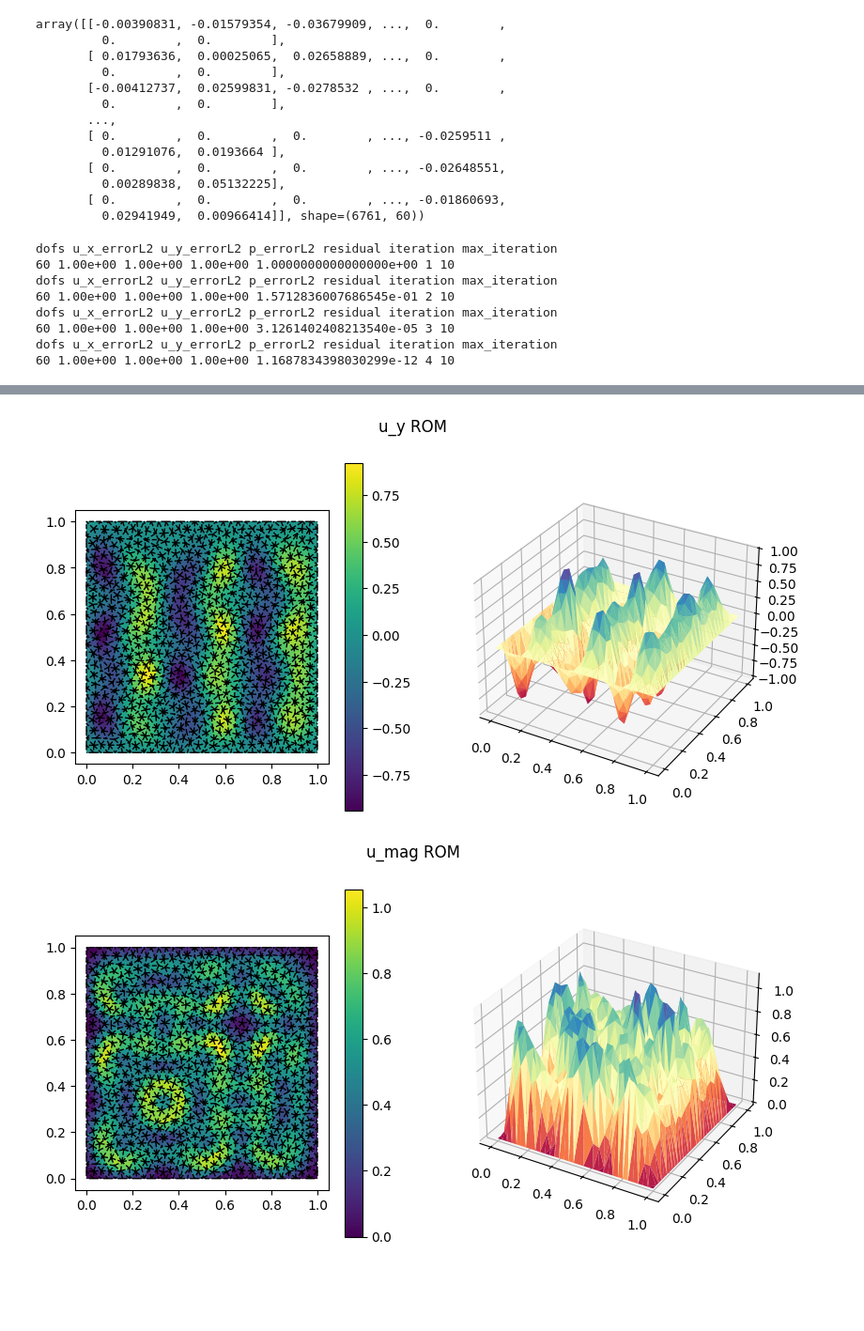
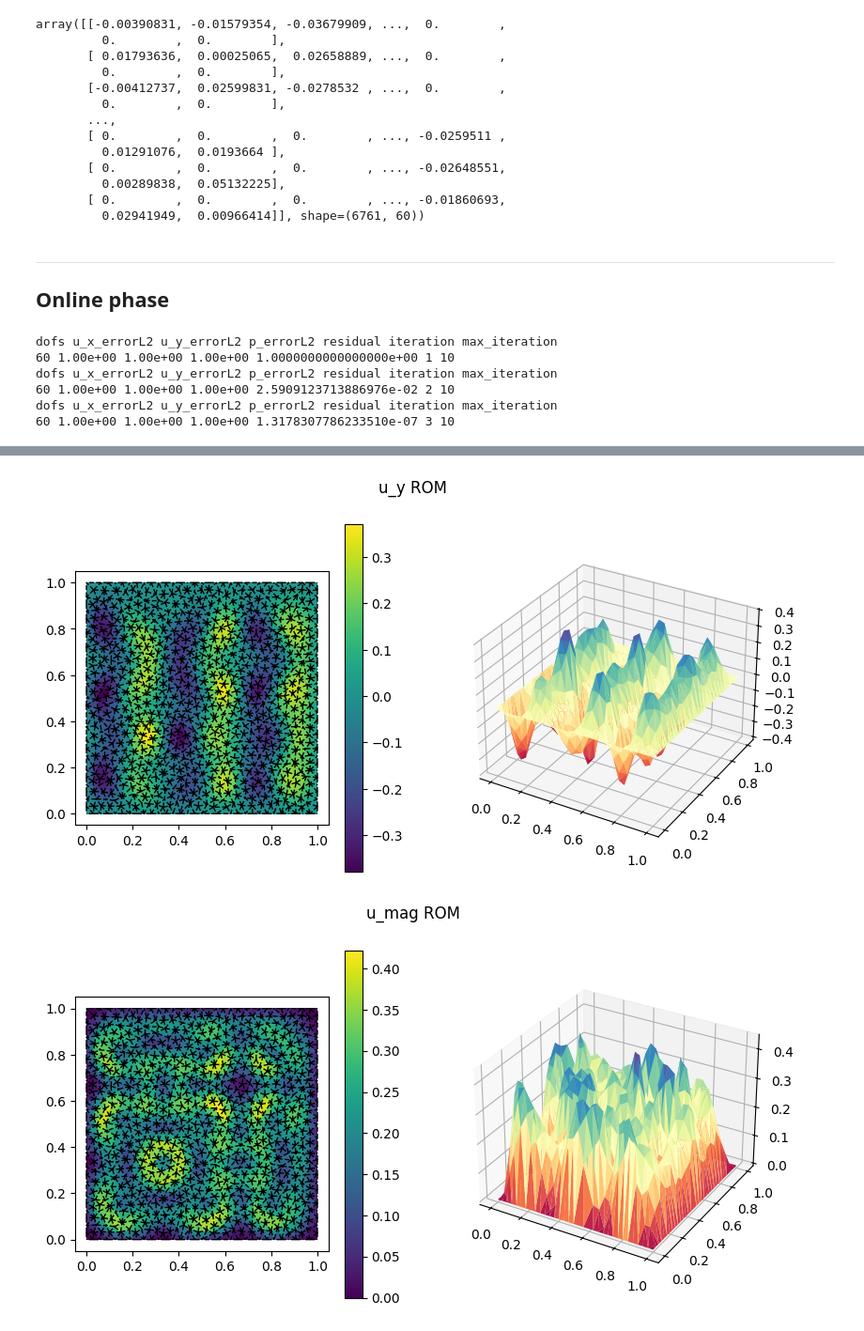
Before and after one commit to teddematteo/ModelOrderReductionProject, a Jupyter notebook: main.ipynb, the cells around one changed output, grey strips where cells are left out. Shown at 94% size. Cells and saved outputs as stored; diff of their text form; code cells hidden in the pictures; blank space fills up the shorter version.

```diff
--- a/main.ipynb
+++ b/main.ipynb
@@ -182,10 +185,13 @@ array([[-0.00390831, -0.01579354, -0.03679909, ...,  0.        ,
          0.00289838,  0.05132225],
        [ 0.        ,  0.        ,  0.        , ..., -0.01860693,
          0.02941949,  0.00966414]], shape=(6761, 60))
+# %% [markdown]
+---
+## Online phase
 # %%
 newton_tol = 1.0e-6
 max_iterations = 10
-test_mu0 = 0.2
+test_mu0 = 0.5
 test_mu1 = 3
 u_N_k, u_k = newton_solver_ROM(test_mu0,test_mu1,newton_tol,max_iterations,global_basis_function_matrix,
                                 geometry_utilities, vtk_utilities, mesh, mesh_geometric_data, tot_dofs, export_solution_path,
@@ -195,8 +201,6 @@ u_N_k, u_k = newton_solver_ROM(test_mu0,test_mu1,newton_tol,max_iterations,globa
 dofs u_x_errorL2 u_y_errorL2 p_errorL2 residual iteration max_iteration
 60 1.00e+00 1.00e+00 1.00e+00 1.0000000000000000e+00 1 10
 dofs u_x_errorL2 u_y_errorL2 p_errorL2 residual iteration max_iteration
-60 1.00e+00 1.00e+00 1.00e+00 1.5712836007686545e-01 2 10
+60 1.00e+00 1.00e+00 1.00e+00 2.5909123713886976e-02 2 10
 dofs u_x_errorL2 u_y_errorL2 p_errorL2 residual iteration max_iteration
-60 1.00e+00 1.00e+00 1.00e+00 3.1261402408213540e-05 3 10
-dofs u_x_errorL2 u_y_errorL2 p_errorL2 residual iteration max_iteration
-60 1.00e+00 1.00e+00 1.00e+00 1.1687834398030299e-12 4 10
+60 1.00e+00 1.00e+00 1.00e+00 1.3178307786233510e-07 3 10
@@ -204,2 +208,2 @@ dofs u_x_errorL2 u_y_errorL2 p_errorL2 residual iteration max_iteration
-[figure, old version]
+[figure, new version]
-[figure, old version]
+[figure, new version]
```
Also changed, not shown: parts of 2 cells of this notebook, 3 other files.
